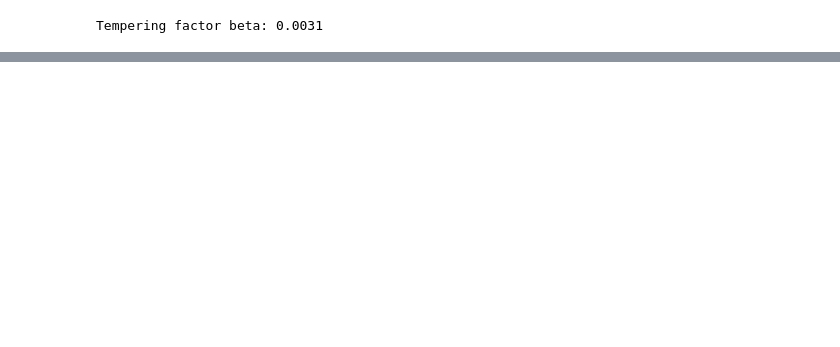
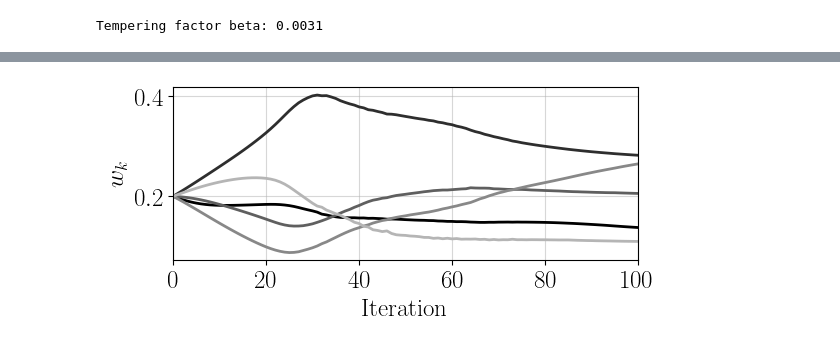
Before and after one commit to pmarchne/reflectivity-acoustic, a Jupyter notebook: notebooks/sampling_2param.ipynb, the cells around one changed output, grey strips where cells are left out. Drawn from its saved outputs; the diff is of its cells as text; code cells hidden in the pictures; blank space fills up the shorter version.

```diff
--- a/notebooks/sampling_2param.ipynb
+++ b/notebooks/sampling_2param.ipynb
@@ -374,0 +507,17 @@ KeyboardInterrupt:
+# %%
+plt.figure(figsize=(6, 2.25))
+weights_arr = np.array(ws_5)
+colors = plt.cm.Greys(np.linspace(1., 0.4, max(n_comp, 5)))
+for k in range(n_comp):
+    plt.plot(weights_arr[:, k], color=colors[k], lw=2, label=f"Comp {k}")
+plt.xlabel(r'Iteration')
+plt.ylabel(r'$w_k$')
+plt.grid(True)
+plt.xlim([0, nit])
+if save_figs:
+    plt.savefig(path_figs+'weights_k5.pdf', dpi=300, bbox_inches='tight')
+    plt.close()
+else:
+    plt.show()
+# %% [output]
+[figure, added]
```
Also changed, not shown: parts of 18 cells of this notebook, 12 other files.
